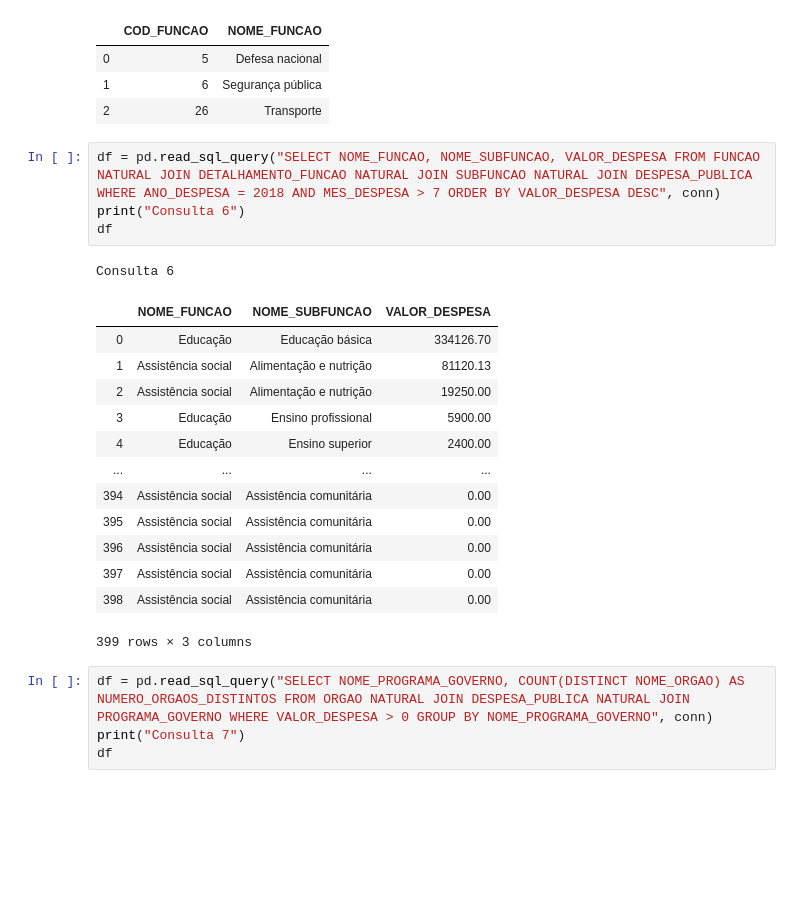
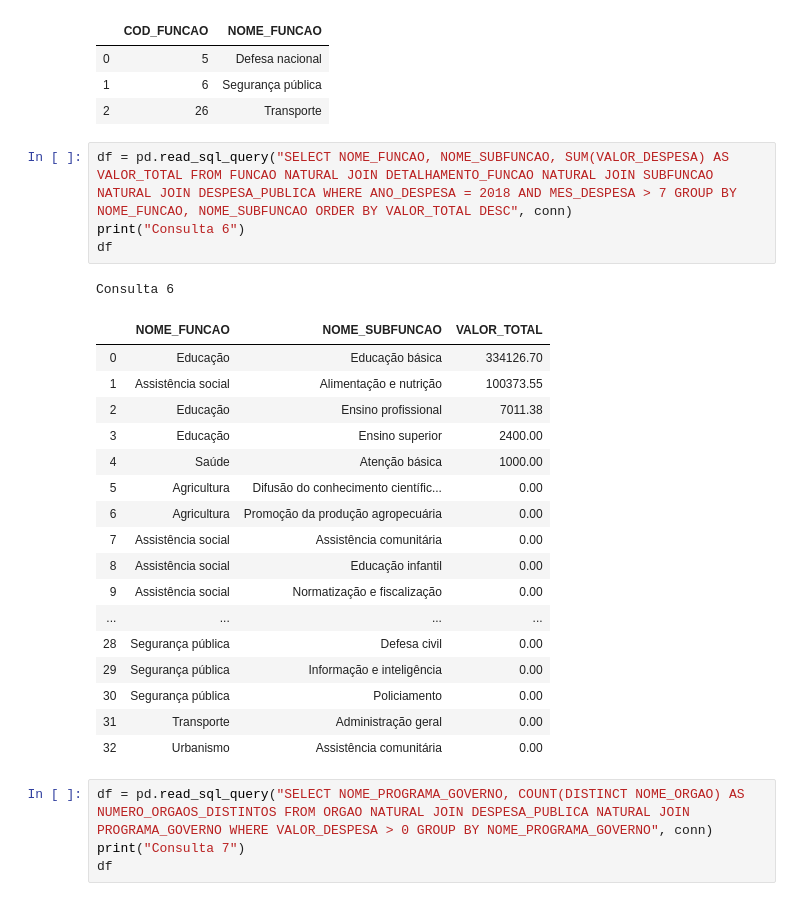
Before and after one commit to victormagalhaess/TP1-IBD, a Jupyter notebook: IBD_TP1.ipynb, the cells around one changed output. Cells and saved outputs as stored; diff of their text form; blank space fills up the shorter version.

```diff
--- a/IBD_TP1.ipynb
+++ b/IBD_TP1.ipynb
@@ -30,24 +32,28 @@ Consulta 1
 | 1 | 6 | Segurança pública |
 | 2 | 26 | Transporte |
 # %%
-df = pd.read_sql_query("SELECT NOME_FUNCAO, NOME_SUBFUNCAO, VALOR_DESPESA FROM FUNCAO NATURAL JOIN DETALHAMENTO_FUNCAO NATURAL JOIN SUBFUNCAO NATURAL JOIN DESPESA_PUBLICA WHERE ANO_DESPESA = 2018 AND MES_DESPESA > 7 ORDER BY VALOR_DESPESA DESC", conn)
+df = pd.read_sql_query("SELECT NOME_FUNCAO, NOME_SUBFUNCAO, SUM(VALOR_DESPESA) AS VALOR_TOTAL FROM FUNCAO NATURAL JOIN DETALHAMENTO_FUNCAO NATURAL JOIN SUBFUNCAO NATURAL JOIN DESPESA_PUBLICA WHERE ANO_DESPESA = 2018 AND MES_DESPESA > 7 GROUP BY NOME_FUNCAO, NOME_SUBFUNCAO ORDER BY VALOR_TOTAL DESC", conn)
 print("Consulta 6")
 df
 # %% [output]
 Consulta 6
-|  | NOME_FUNCAO | NOME_SUBFUNCAO | VALOR_DESPESA |
+|  | NOME_FUNCAO | NOME_SUBFUNCAO | VALOR_TOTAL |
 | 0 | Educação | Educação básica | 334126.70 |
-| 1 | Assistência social | Alimentação e nutrição | 81120.13 |
-| 2 | Assistência social | Alimentação e nutrição | 19250.00 |
-| 3 | Educação | Ensino profissional | 5900.00 |
-| 4 | Educação | Ensino superior | 2400.00 |
+| 1 | Assistência social | Alimentação e nutrição | 100373.55 |
+| 2 | Educação | Ensino profissional | 7011.38 |
+| 3 | Educação | Ensino superior | 2400.00 |
+| 4 | Saúde | Atenção básica | 1000.00 |
+| 5 | Agricultura | Difusão do conhecimento científic... | 0.00 |
+| 6 | Agricultura | Promoção da produção agropecuária | 0.00 |
+| 7 | Assistência social | Assistência comunitária | 0.00 |
+| 8 | Assistência social | Educação infantil | 0.00 |
+| 9 | Assistência social | Normatização e fiscalização | 0.00 |
 | ... | ... | ... | ... |
-| 394 | Assistência social | Assistência comunitária | 0.00 |
-| 395 | Assistência social | Assistência comunitária | 0.00 |
-| 396 | Assistência social | Assistência comunitária | 0.00 |
-| 397 | Assistência social | Assistência comunitária | 0.00 |
-| 398 | Assistência social | Assistência comunitária | 0.00 |
+| 28 | Segurança pública | Defesa civil | 0.00 |
+| 29 | Segurança pública | Informação e inteligência | 0.00 |
+| 30 | Segurança pública | Policiamento | 0.00 |
+| 31 | Transporte | Administração geral | 0.00 |
+| 32 | Urbanismo | Assistência comunitária | 0.00 |
-399 rows × 3 columns
 # %%
 df = pd.read_sql_query("SELECT NOME_PROGRAMA_GOVERNO, COUNT(DISTINCT NOME_ORGAO) AS NUMERO_ORGAOS_DISTINTOS FROM ORGAO NATURAL JOIN DESPESA_PUBLICA NATURAL JOIN PROGRAMA_GOVERNO WHERE VALOR_DESPESA > 0 GROUP BY NOME_PROGRAMA_GOVERNO", conn)
 print("Consulta 7")
```
Also changed, not shown: parts of 6 cells of this notebook, 1 other file.
